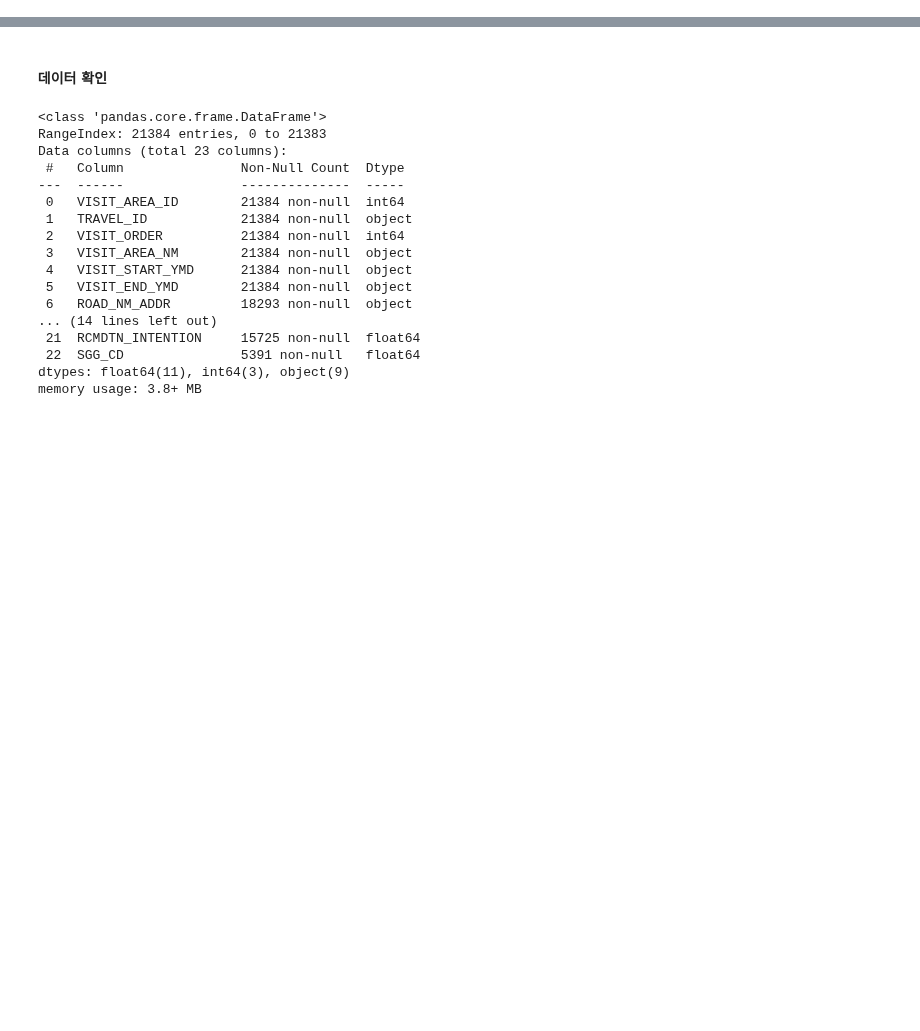
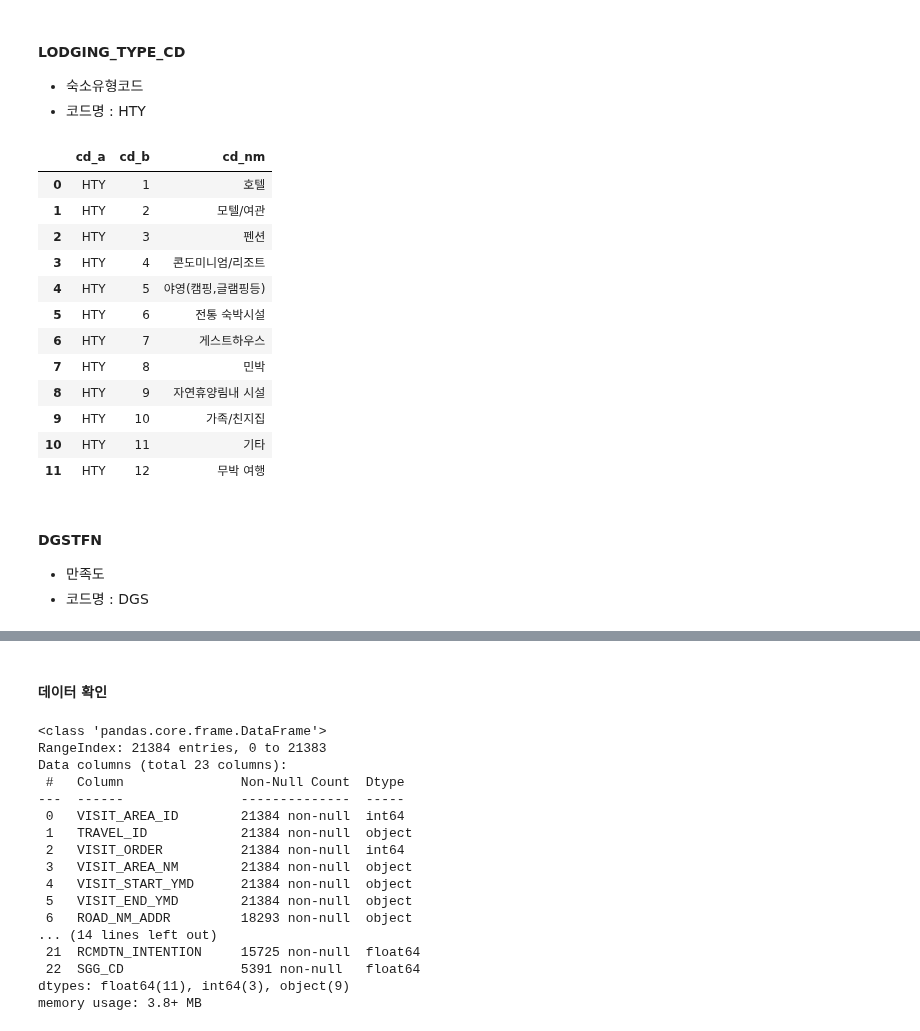
Before and after one commit to SKNetworks-AI19-250818/SKN19-mini-1Team, a Jupyter notebook: preprocessing/여행방문지내역_전처리.ipynb, the cells around one changed output, grey strips where cells are left out. Saved outputs shown, nothing was run; the diff lists cells and outputs as text; code cells hidden in the pictures; blank space fills up the shorter version.

```diff
--- a/preprocessing/방문지데이터확인.ipynb
+++ b/preprocessing/여행방문지내역_전처리.ipynb
@@ -0,0 +83,32 @@
+# %% [markdown]
+#### LODGING_TYPE_CD
+
+- 숙소유형코드
+- 코드명 : HTY
+# %%
+vis_code = codeb[codeb['cd_a'] == 'HTY']
+vis_code = vis_code[['cd_a','cd_b','cd_nm']]
+vis_code['cd_b'] = vis_code.cd_b.astype(int)
+vis_code = vis_code.sort_values('cd_b')
+vis_code = vis_code.reset_index(drop=True)
+# %%
+vis_code
+# %% [output]
+|  | cd_a | cd_b | cd_nm |
+| 0 | HTY | 1 | 호텔 |
+| 1 | HTY | 2 | 모텔/여관 |
+| 2 | HTY | 3 | 펜션 |
+| 3 | HTY | 4 | 콘도미니엄/리조트 |
+| 4 | HTY | 5 | 야영(캠핑,글램핑등) |
+| 5 | HTY | 6 | 전통 숙박시설 |
+| 6 | HTY | 7 | 게스트하우스 |
+| 7 | HTY | 8 | 민박 |
+| 8 | HTY | 9 | 자연휴양림내 시설 |
+| 9 | HTY | 10 | 가족/친지집 |
+| 10 | HTY | 11 | 기타 |
+| 11 | HTY | 12 | 무박 여행 |
+# %% [markdown]
+#### DGSTFN
+
+- 만족도
+- 코드명 : DGS
```
Also changed, not shown: parts of 44 cells of this notebook, 3 other files.
